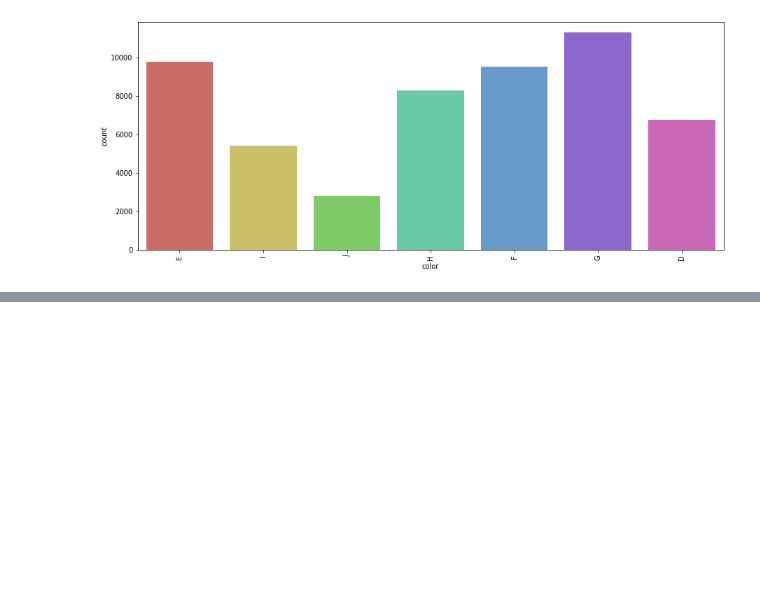
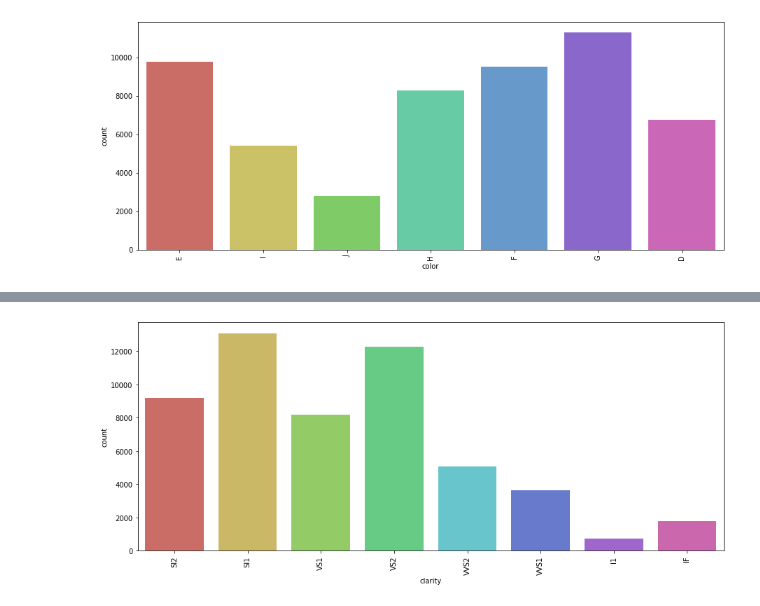
Before and after one commit to Anupam-2105/ML-Projects, a Jupyter notebook: Diamond_Price_Predictor.ipynb, the cells around one changed output, grey strips where cells are left out. Drawn from its saved outputs; the diff is of its cells as text; code cells hidden in the pictures; blank space fills up the shorter version.

```diff
--- a/Diamond_Price_Predictor.ipynb
+++ b/Diamond_Price_Predictor.ipynb
@@ -176,0 +194,7 @@ fig2.show()
+# %%
+plt.figure(figsize=(15,6))
+sns.countplot(diamond_data['clarity'],data=diamond_data,palette='hls')
+plt.xticks(rotation=90)
+plt.show()
+# %% [output]
+[figure, added]
```
Also changed, not shown: parts of 2 cells of this notebook.
